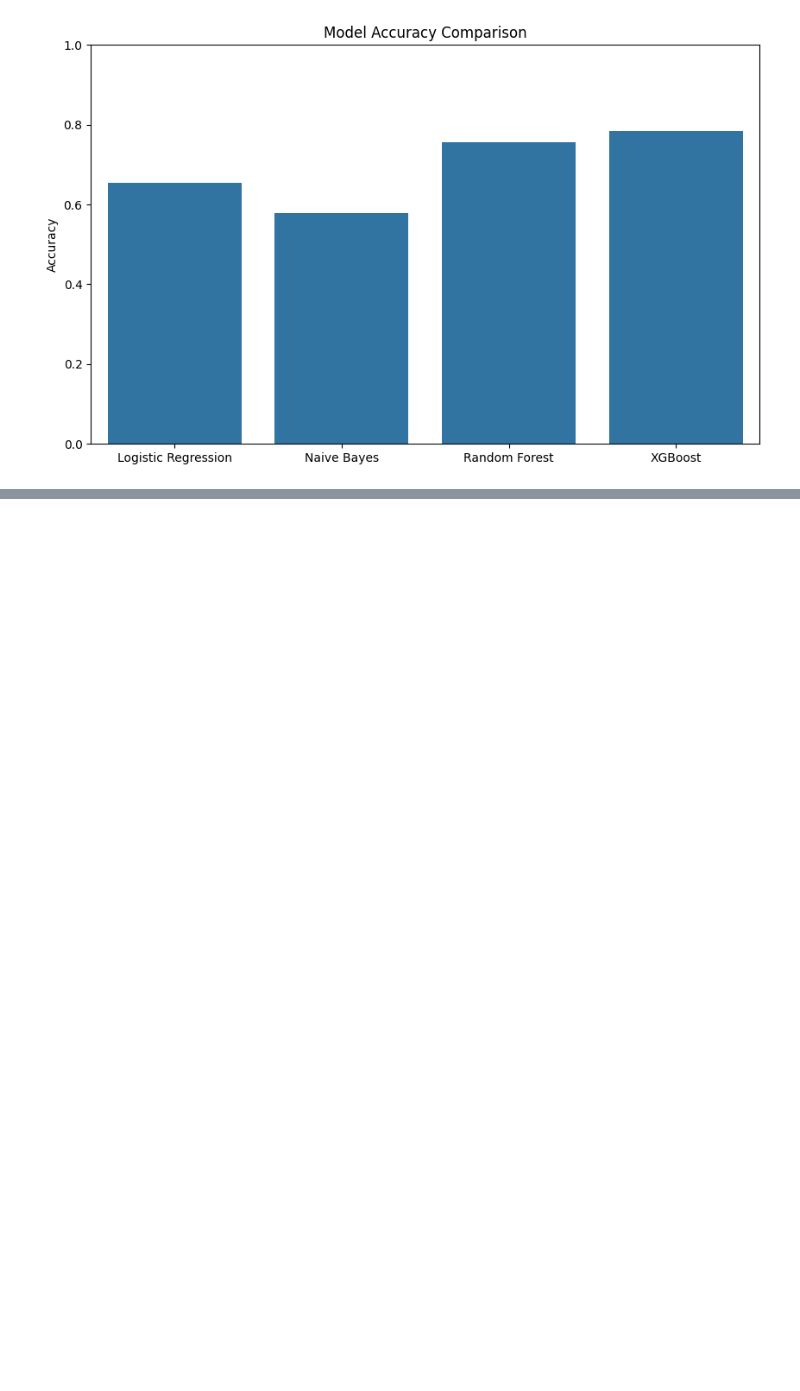
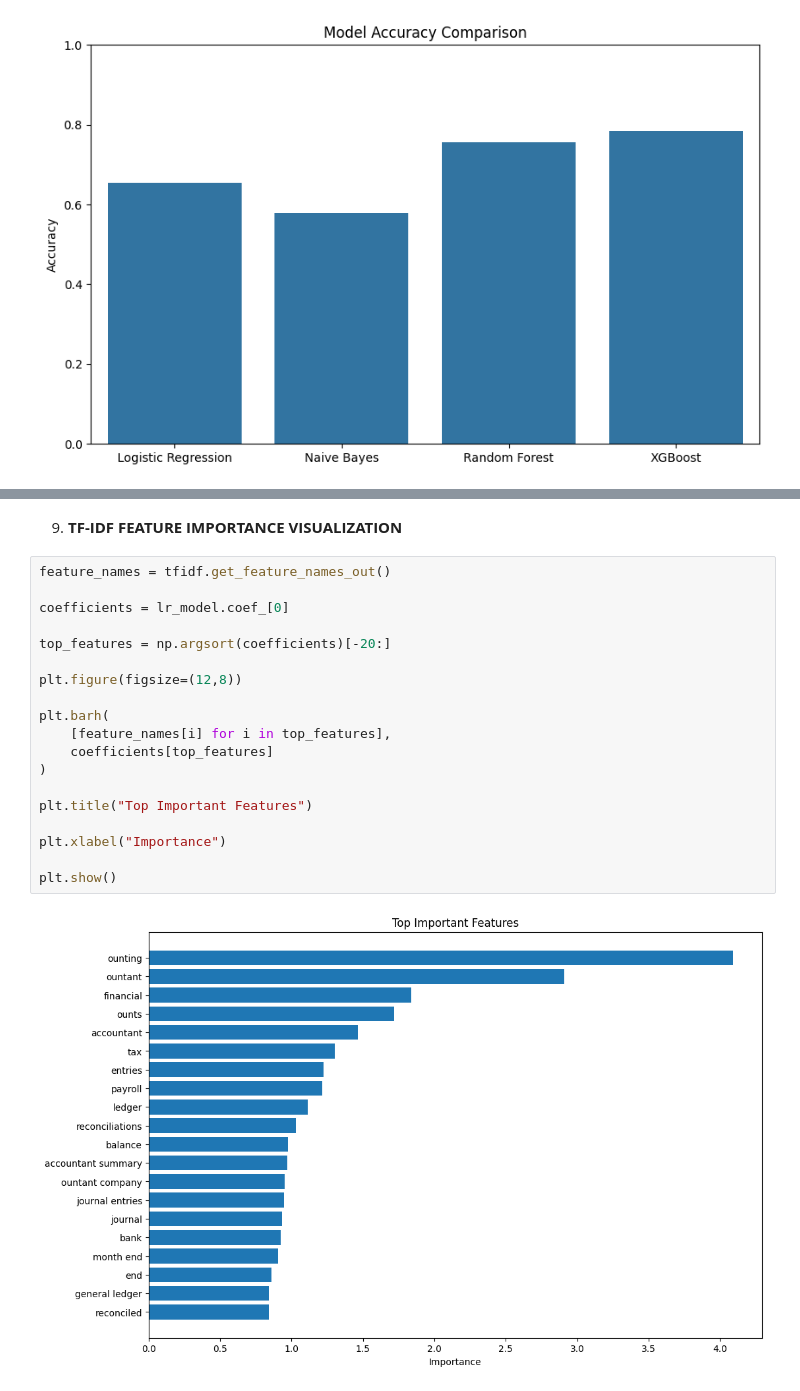
Before and after one commit to jannatul-fredaues/HireMind-AI, a Jupyter notebook: Data Preprocessing/HireMind_AI.ipynb, the cells around one changed output, grey strips where cells are left out. Drawn from its saved outputs; the diff is of its cells as text; blank space fills up the shorter version.

```diff
--- a/Data Preprocessing/HireMind_AI.ipynb
+++ b/Data Preprocessing/HireMind_AI.ipynb
@@ -425,0 +491,23 @@ plt.show()
+# %% [markdown]
+9. **TF-IDF FEATURE IMPORTANCE VISUALIZATION**
+# %%
+feature_names = tfidf.get_feature_names_out()
+
+coefficients = lr_model.coef_[0]
+
+top_features = np.argsort(coefficients)[-20:]
+
+plt.figure(figsize=(12,8))
+
+plt.barh(
+    [feature_names[i] for i in top_features],
+    coefficients[top_features]
+)
+
+plt.title("Top Important Features")
+
+plt.xlabel("Importance")
+
+plt.show()
+# %% [output]
+[figure, added]
```
Also changed, not shown: parts of 4 cells of this notebook.
